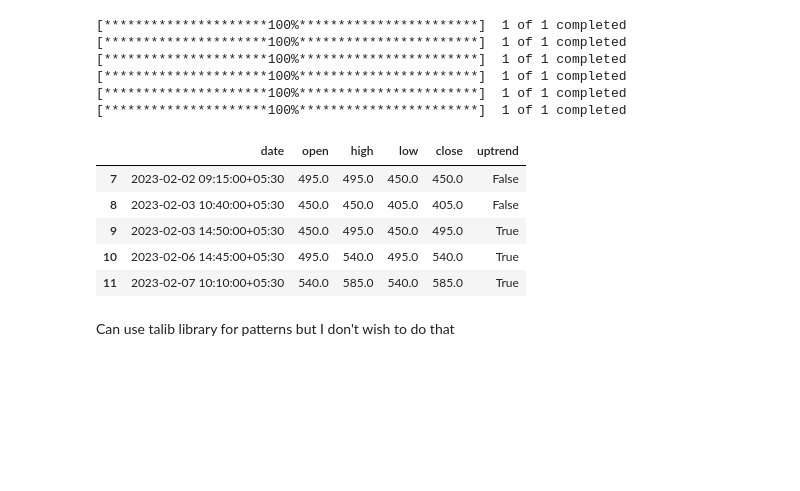
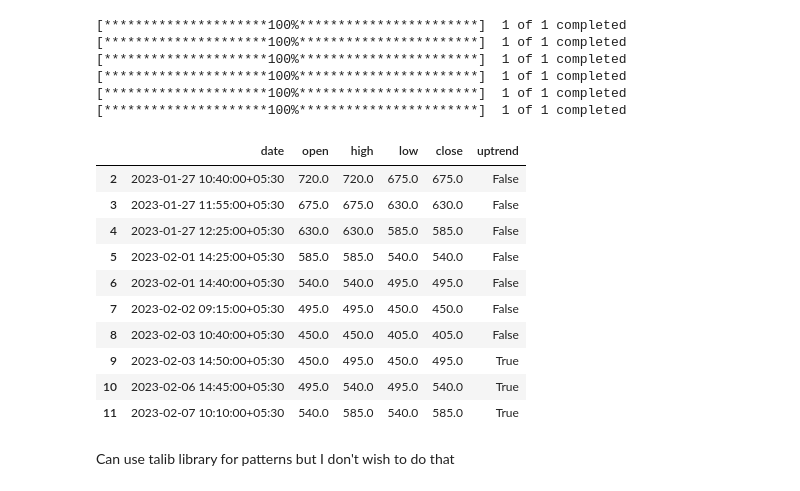
Before and after one commit to pChitral/Algorithmic-Trading-and-Quantitative-Analysis, a Jupyter notebook: technical_indicators.ipynb, the cells around one changed output. Saved outputs shown, nothing was run; the diff lists cells and outputs as text; code cells hidden in the pictures; blank space fills up the shorter version.

```diff
--- a/technical_indicators.ipynb
+++ b/technical_indicators.ipynb
@@ -287,9 +287,14 @@ for ticker in ohlcv_data:
 [*********************100%***********************]  1 of 1 completed
 [*********************100%***********************]  1 of 1 completed
 # %%
-renko_data["ADANIPORTS.NS"].tail()
+renko_data["ADANIPORTS.NS"].tail(10)
 # %% [output]
 |  | date | open | high | low | close | uptrend |
+| 2 | 2023-01-27 10:40:00+05:30 | 720.0 | 720.0 | 675.0 | 675.0 | False |
+| 3 | 2023-01-27 11:55:00+05:30 | 675.0 | 675.0 | 630.0 | 630.0 | False |
+| 4 | 2023-01-27 12:25:00+05:30 | 630.0 | 630.0 | 585.0 | 585.0 | False |
+| 5 | 2023-02-01 14:25:00+05:30 | 585.0 | 585.0 | 540.0 | 540.0 | False |
+| 6 | 2023-02-01 14:40:00+05:30 | 540.0 | 540.0 | 495.0 | 495.0 | False |
 | 7 | 2023-02-02 09:15:00+05:30 | 495.0 | 495.0 | 450.0 | 450.0 | False |
 | 8 | 2023-02-03 10:40:00+05:30 | 450.0 | 450.0 | 405.0 | 405.0 | False |
 | 9 | 2023-02-03 14:50:00+05:30 | 450.0 | 495.0 | 450.0 | 495.0 | True |
```
Also changed, not shown: 1 other file.
